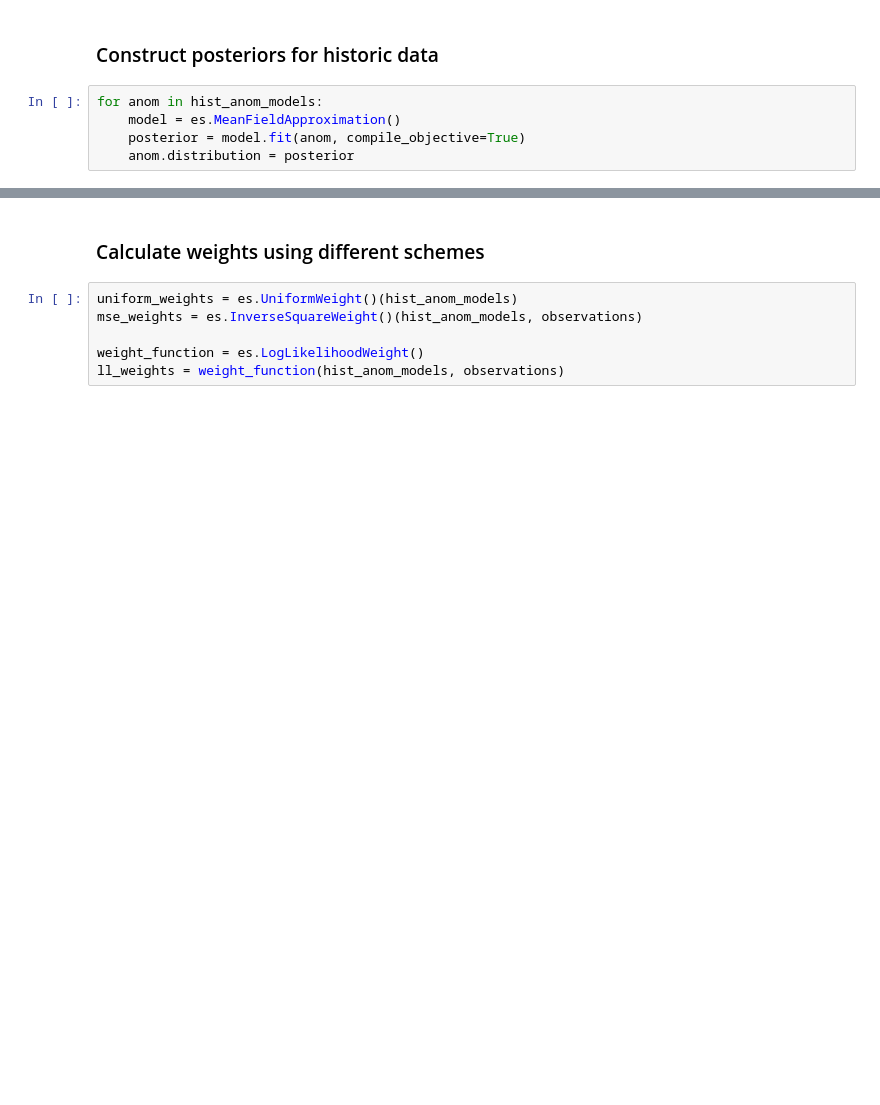
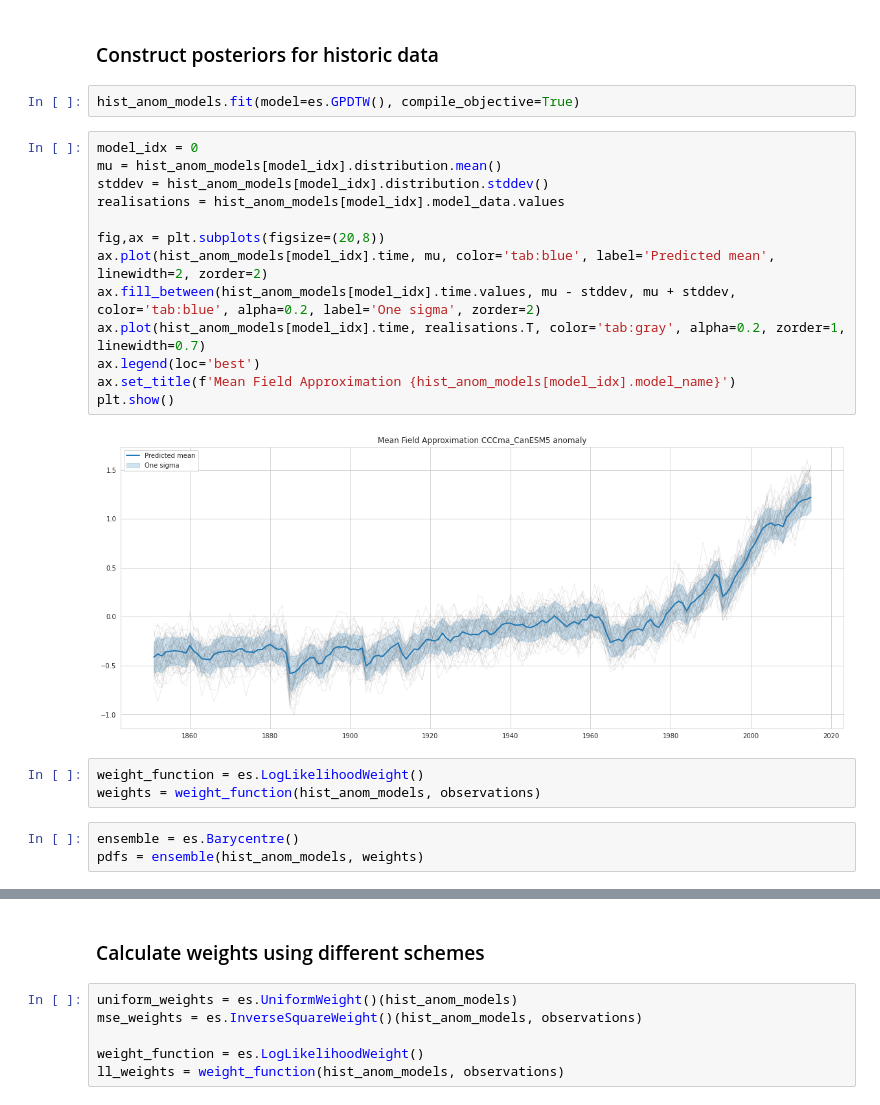
Before and after one commit to mattramos/bayesian_ensembling, a Jupyter notebook: experiments/figure2_xarray.ipynb, the cells around one changed output, grey strips where cells are left out. Drawn from its saved outputs; the diff is of its cells as text; blank space fills up the shorter version.

Commit message:
Merging of new GPDTW and xarray for 2D

```diff
--- a/experiments/figure2_xarray.ipynb
+++ b/experiments/figure2_xarray.ipynb
@@ -81,7 +86,25 @@ ssp_anom_models = es.ModelCollection(ssp_anom_models)
 # %% [markdown]
 ### Construct posteriors for historic data
-# %%
-for anom in hist_anom_models:
-    model = es.MeanFieldApproximation()
-    posterior = model.fit(anom, compile_objective=True)
-    anom.distribution = posterior
+# %%
+hist_anom_models.fit(model=es.GPDTW(), compile_objective=True)
+# %%
+model_idx = 0
+mu = hist_anom_models[model_idx].distribution.mean()
+stddev = hist_anom_models[model_idx].distribution.stddev()
+realisations = hist_anom_models[model_idx].model_data.values
+
+fig,ax = plt.subplots(figsize=(20,8))
+ax.plot(hist_anom_models[model_idx].time, mu, color='tab:blue', label='Predicted mean', linewidth=2, zorder=2)
+ax.fill_between(hist_anom_models[model_idx].time.values, mu - stddev, mu + stddev, color='tab:blue', alpha=0.2, label='One sigma', zorder=2)
+ax.plot(hist_anom_models[model_idx].time, realisations.T, color='tab:gray', alpha=0.2, zorder=1, linewidth=0.7)
+ax.legend(loc='best')
+ax.set_title(f'Mean Field Approximation {hist_anom_models[model_idx].model_name}')
+plt.show()
+# %% [output]
+[figure, added]
+# %%
+weight_function = es.LogLikelihoodWeight()
+weights = weight_function(hist_anom_models, observations)
+# %%
+ensemble = es.Barycentre()
+pdfs = ensemble(hist_anom_models, weights)
```
Also changed, not shown: parts of 16 cells of this notebook, 11 other files.
